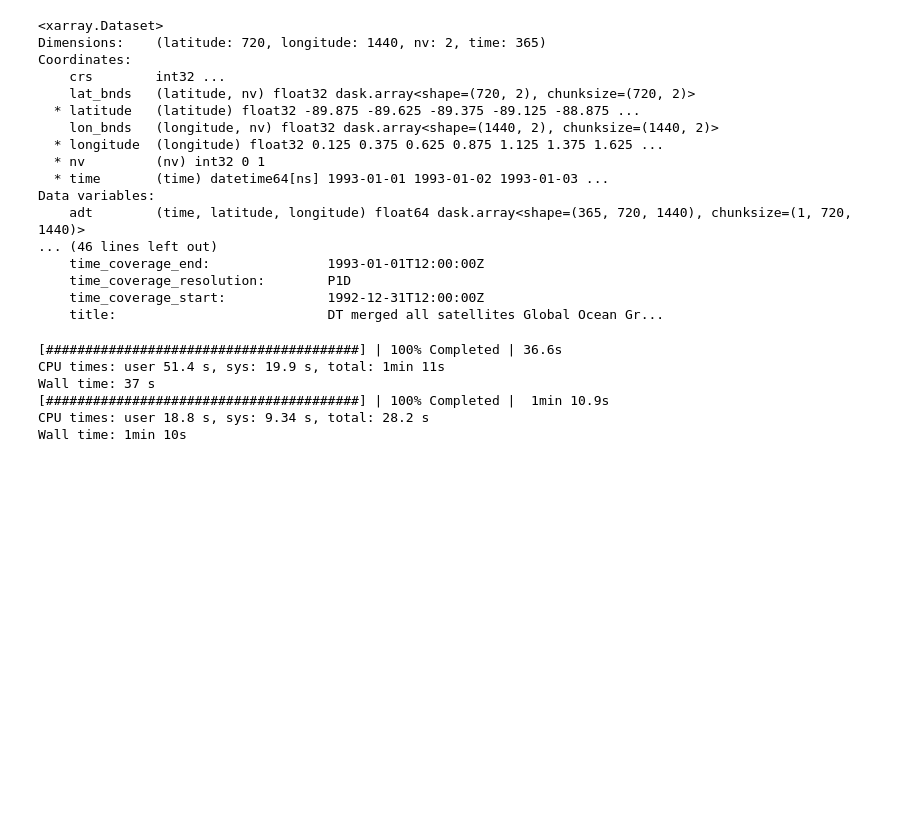
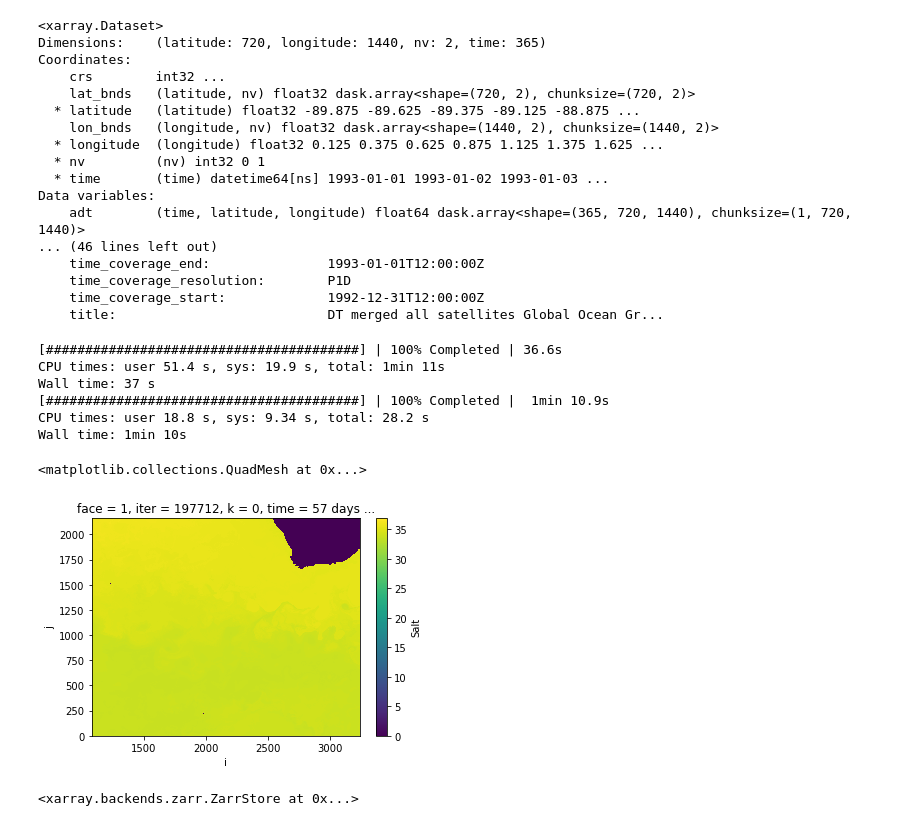
Before and after one commit to kaipak/pangeo-storage-benchmarks-scratch, a Jupyter notebook: xarray_zarr-gcsfs-tests.ipynb, the cells around one changed output. Drawn from its saved outputs; the diff is of its cells as text; code cells hidden in the pictures; blank space fills up the shorter version.

```diff
--- a/xarray_zarr-gcsfs-tests.ipynb
+++ b/xarray_zarr-gcsfs-tests.ipynb
@@ -103,3 +130,17 @@ Wall time: 37 s
 [########################################] | 100% Completed |  1min 10.9s
 CPU times: user 18.8 s, sys: 9.34 s, total: 28.2 s
 Wall time: 1min 10s
+# %%
+# Upload some LLC4320 Data
+llc_single = '/swot/SUM01/LLC/llc_4320_agulhas/llc_4320_agulhas.0000197712.nc'
+#all_files = sorted(glob(ddir + '????/*.nc'))
+#one_year_files = sorted(glob(ddir + '1993/*.nc'))
+
+ds_llc = xr.open_dataset(llc_single, autoclose=True)
+# %% [output]
+<matplotlib.collections.QuadMesh at 0x...>
+[figure, added]
+# %%
+ds_llc.to_zarr(store=llc_bucket)
+# %% [output]
+<xarray.backends.zarr.ZarrStore at 0x...>
```
Also changed, not shown: parts of 5 cells of this notebook.
